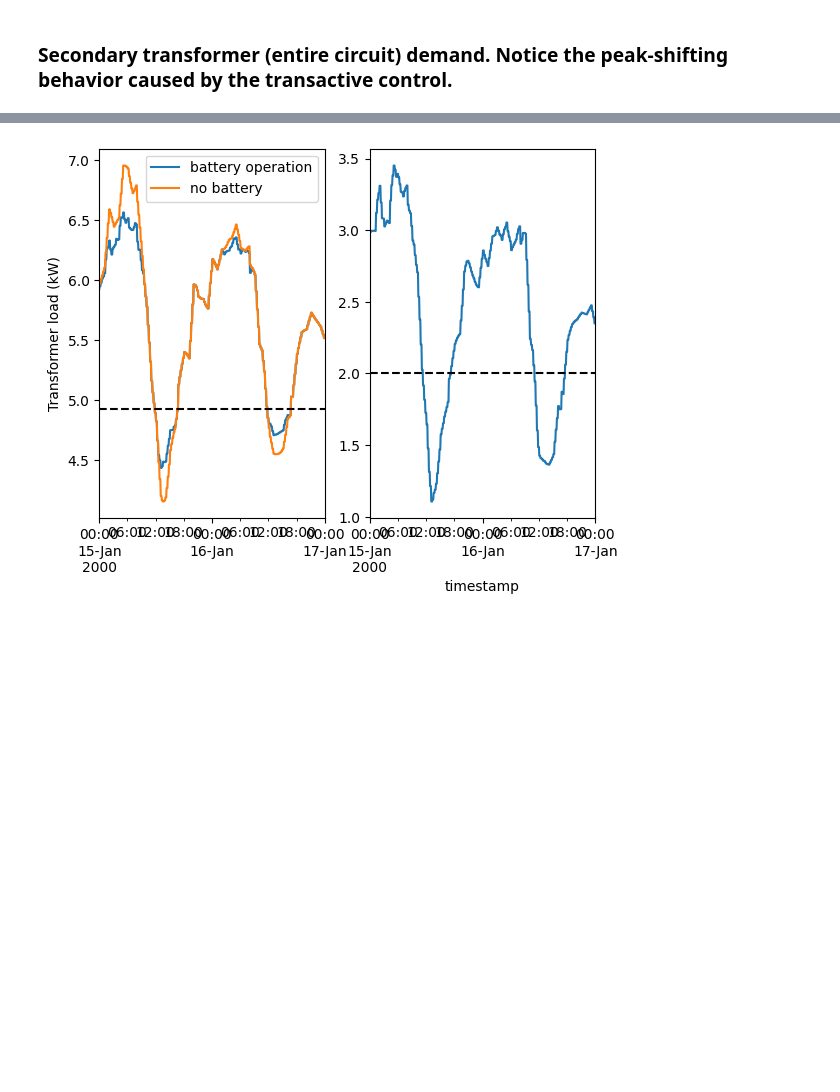
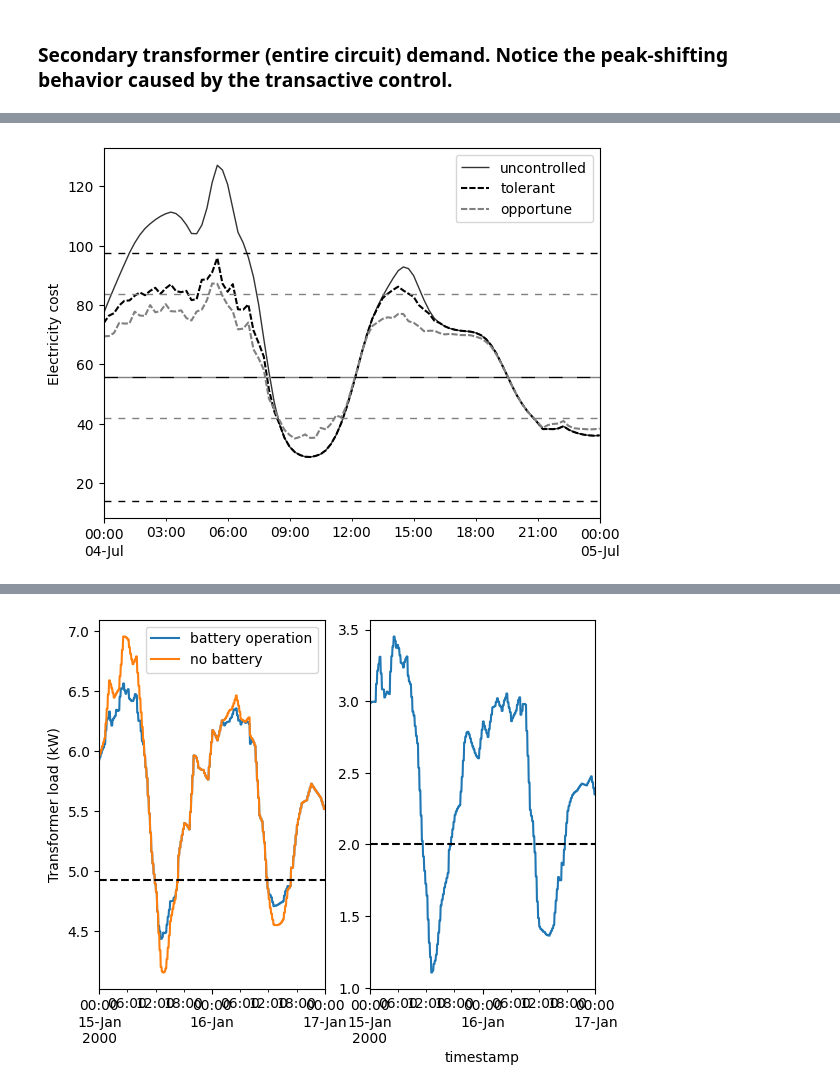
Before and after one commit to pnnl/MELON, a Jupyter notebook: b2g/analysis_storage.ipynb, the cells around one changed output, grey strips where cells are left out. Drawn from its saved outputs; the diff is of its cells as text; code cells hidden in the pictures; blank space fills up the shorter version.

```diff
--- a/b2g/analysis_storage.ipynb
+++ b/b2g/analysis_storage.ipynb
@@ -33,0 +182,77 @@ data = {
+# %%
+# Node cost graph
+
+node = 'N2'
+start = data['uncontrolled'].index[0] + deltaStart2
+stop = start + deltaEnd
+
+fig, ax = plt.subplots()
+costs = {}
+for key, value in data.items():
+    costs[key] = data[key][node] * prices[key]
+
+print(round(sum(costs['uncontrolled'])/100/4, 2))
+print(round(sum(costs['tolerant'])/100/4, 2))
+print(round(sum(costs['opportune'])/100/4, 2))
+
+costs['uncontrolled'].rolling(window=4).mean().loc[start:stop].plot(
+    ax=ax,
+    linestyle=(0, ()),
+    linewidth=1,
+    alpha=0.8,
+    color='black'
+)
+
+costs['tolerant'].rolling(window=4).mean().loc[start:stop].plot(
+    ax=ax,
+    linestyle=(0, (3, 1)),
+    linewidth=1.5,
+    alpha=1,
+    color='black'
+)
+
+costs['opportune'].rolling(window=4).mean().loc[start:stop].plot(
+    ax=ax,
+    linestyle=(0, (3, 1)),
+    linewidth=1.5,
+    alpha=1,
+    color='gray'
+)
+
+
+data_range = data['uncontrolled'][node].loc[start:stop]
+data_mean = data_range.mean()
+
+ax.hlines(
+    y=[data_mean*2,
+       data_mean*0.5,
+       data_mean*3.5],
+    xmin=start,
+    xmax=stop,
+    linestyles=[(0, (10, 10)),
+                (0, (5, 5)),
+                (0, (5, 5))],
+    linewidth=1,
+    colors='black'
+)
+
+ax.hlines(
+    y=[data_mean*2,
+       data_mean*1.5,
+       data_mean*3.0],
+    xmin=start,
+    xmax=stop,
+    linestyles=[(10, (10, 10)),
+                (0, (5, 5)),
+                (0, (5, 5))],
+    linewidth=1,
+    colors='gray'
+)
+
+
+ax.legend(['uncontrolled', 'tolerant', 'opportune'])
+ax.set_ylabel('Electricity cost')
+ax.set_xlabel('')
+
+plt.show()
+# %% [output]
@@ -33,0 +262 @@ data = {
+[figure, added]
```
Also changed, not shown: parts of 15 cells of this notebook, 48 other files.
